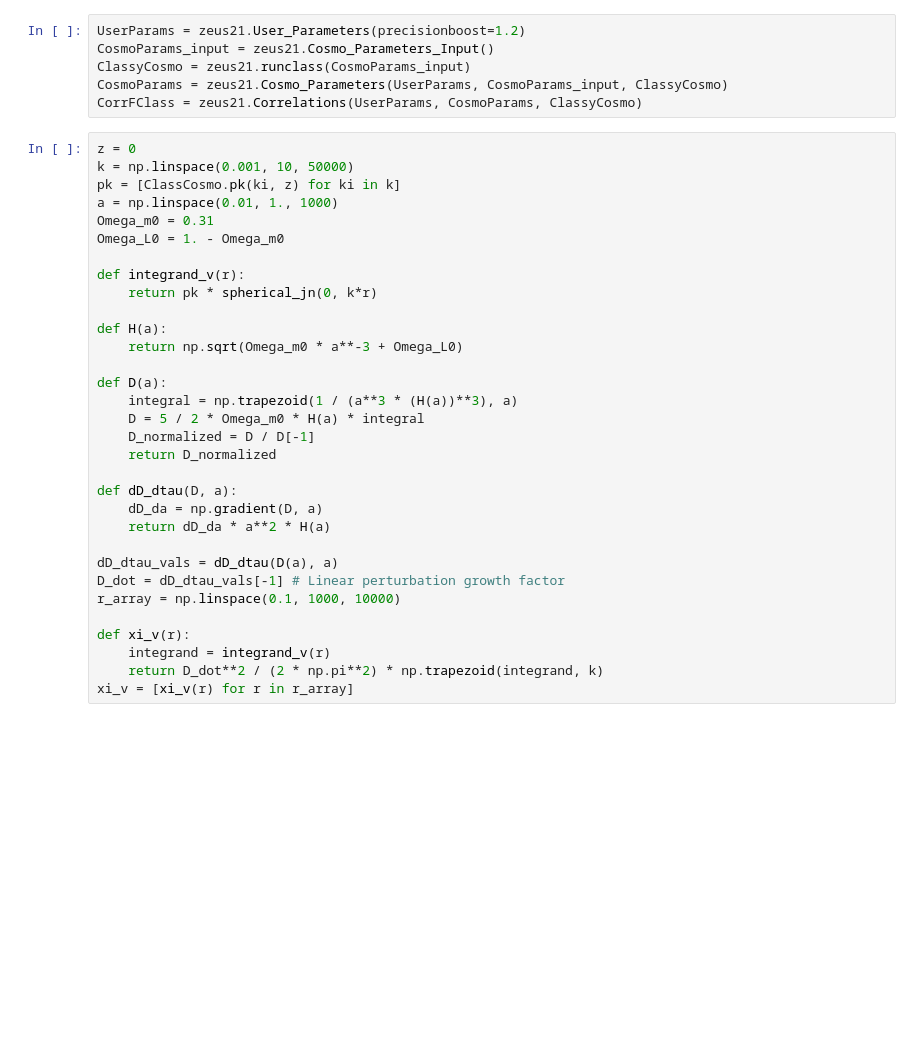
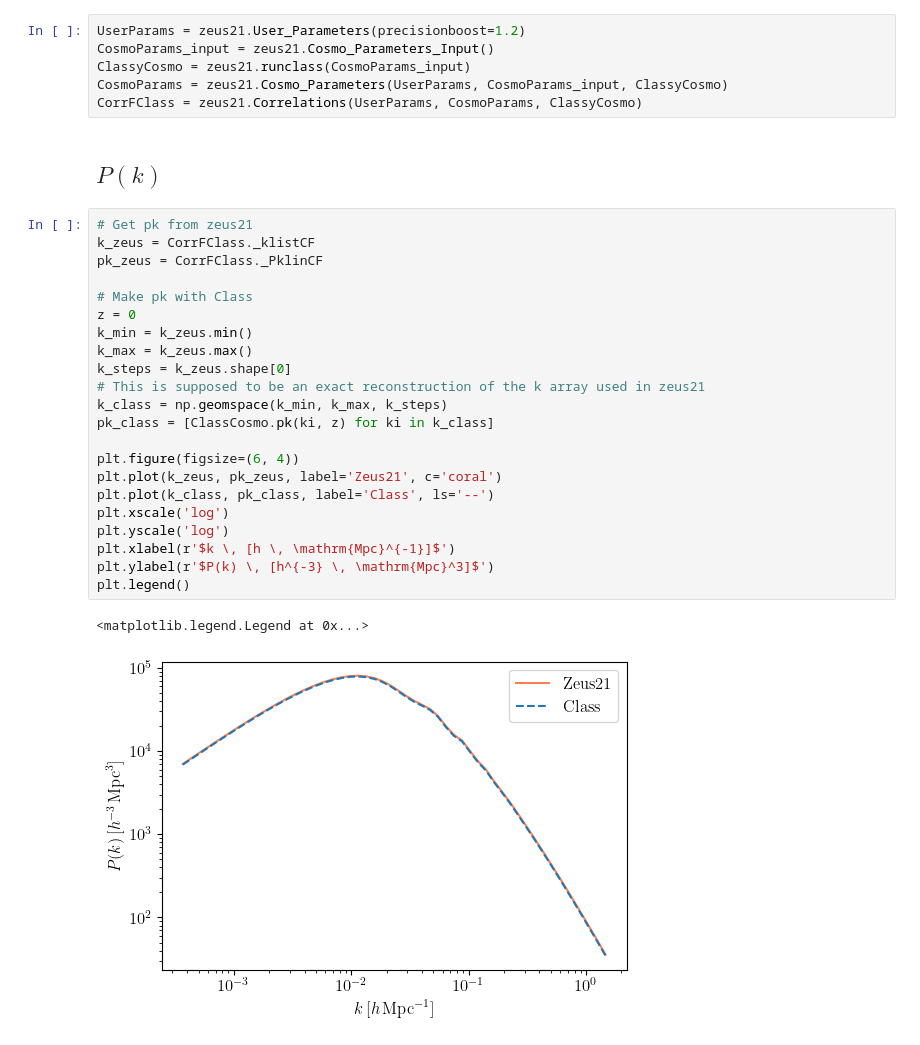
Before and after one commit to ryanyrzh/Zeus21, a Jupyter notebook: aniso_tests/zeus_corr_test.ipynb, the cells around one changed output. Drawn from its saved outputs; the diff is of its cells as text; blank space fills up the shorter version.

```diff
--- a/aniso_tests/zeus_corr_test.ipynb
+++ b/aniso_tests/zeus_corr_test.ipynb
@@ -25,35 +29,30 @@ CosmoParams_input = zeus21.Cosmo_Parameters_Input()
 ClassyCosmo = zeus21.runclass(CosmoParams_input)
 CosmoParams = zeus21.Cosmo_Parameters(UserParams, CosmoParams_input, ClassyCosmo)
 CorrFClass = zeus21.Correlations(UserParams, CosmoParams, ClassyCosmo)
+# %% [markdown]
+## $P(k)$
 # %%
+# Get pk from zeus21
+k_zeus = CorrFClass._klistCF
+pk_zeus = CorrFClass._PklinCF
+
+# Make pk with Class
 z = 0
-k = np.linspace(0.001, 10, 50000)
-pk = [ClassCosmo.pk(ki, z) for ki in k]
-a = np.linspace(0.01, 1., 1000)
-Omega_m0 = 0.31
-Omega_L0 = 1. - Omega_m0
+k_min = k_zeus.min()
+k_max = k_zeus.max()
+k_steps = k_zeus.shape[0]
+# This is supposed to be an exact reconstruction of the k array used in zeus21
+k_class = np.geomspace(k_min, k_max, k_steps)
+pk_class = [ClassCosmo.pk(ki, z) for ki in k_class]
 
-def integrand_v(r):
-    return pk * spherical_jn(0, k*r)
-
-def H(a):
-    return np.sqrt(Omega_m0 * a**-3 + Omega_L0)
-
-def D(a):
-    integral = np.trapezoid(1 / (a**3 * (H(a))**3), a)
-    D = 5 / 2 * Omega_m0 * H(a) * integral
-    D_normalized = D / D[-1]
-    return D_normalized
-
-def dD_dtau(D, a):
-    dD_da = np.gradient(D, a)
-    return dD_da * a**2 * H(a)
-
-dD_dtau_vals = dD_dtau(D(a), a)
-D_dot = dD_dtau_vals[-1] # Linear perturbation growth factor
-r_array = np.linspace(0.1, 1000, 10000)
-
-def xi_v(r):
-    integrand = integrand_v(r)
-    return D_dot**2 / (2 * np.pi**2) * np.trapezoid(integrand, k)
-xi_v = [xi_v(r) for r in r_array]
+plt.figure(figsize=(6, 4))
+plt.plot(k_zeus, pk_zeus, label='Zeus21', c='coral')
+plt.plot(k_class, pk_class, label='Class', ls='--')
+plt.xscale('log')
+plt.yscale('log')
+plt.xlabel(r'$k \, [h \, \mathrm{Mpc}^{-1}]$')
+plt.ylabel(r'$P(k) \, [h^{-3} \, \mathrm{Mpc}^3]$')
+plt.legend()
+# %% [output]
+<matplotlib.legend.Legend at 0x...>
+[figure, added]
```
Also changed, not shown: parts of 5 cells of this notebook, 1 other file.
